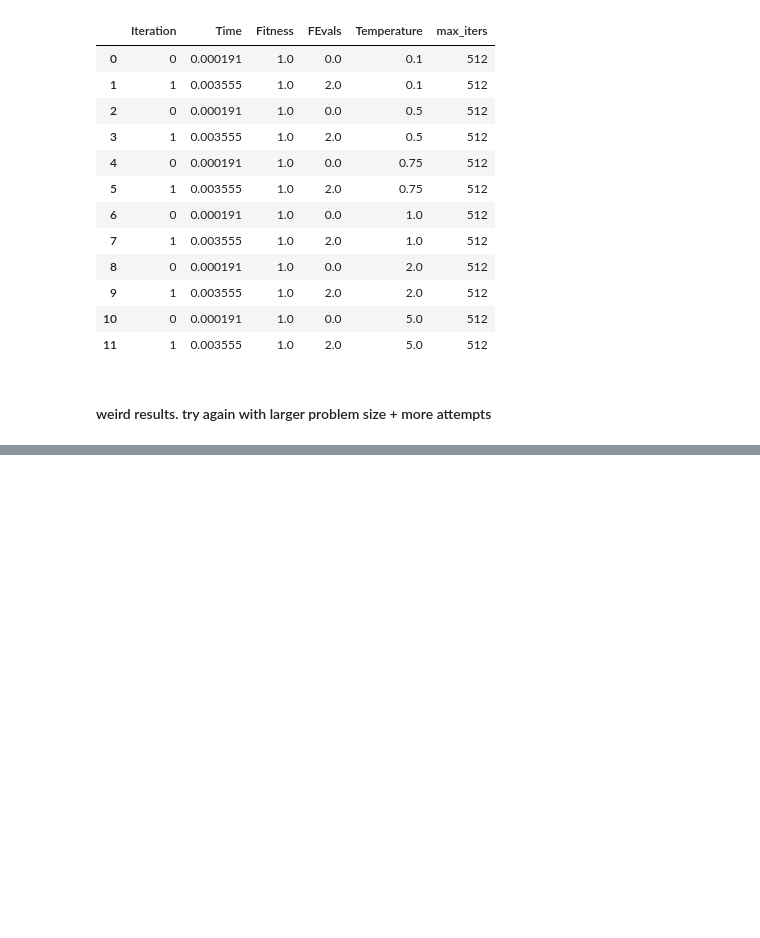
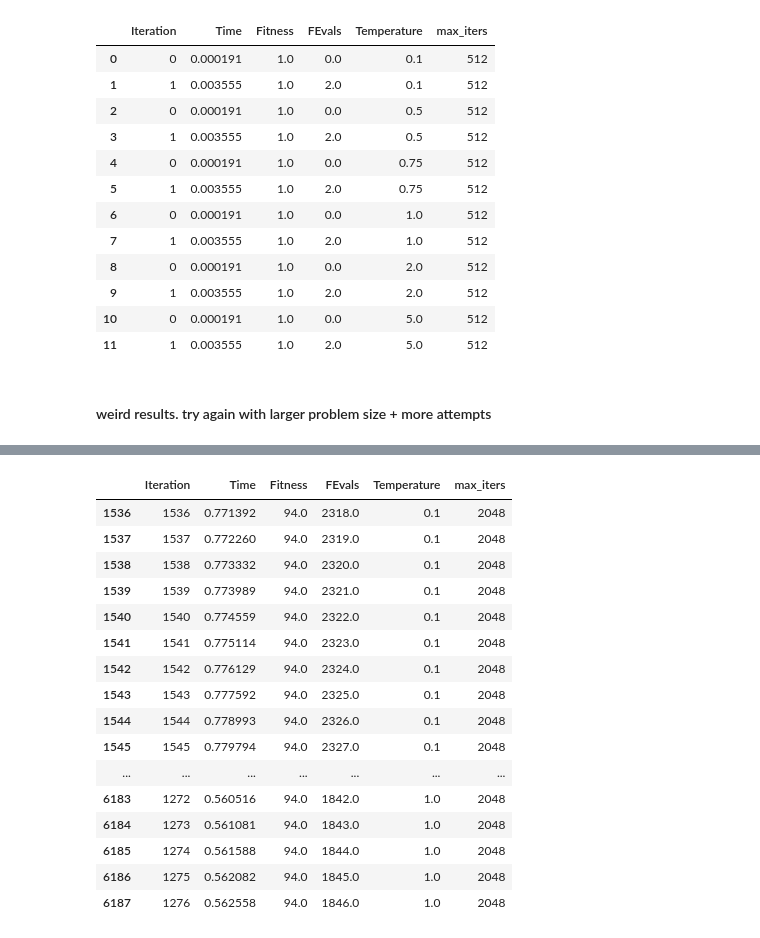
Before and after one commit to melodyyu/cs7641-a2-optimization, a Jupyter notebook: 4peaks_optimization.ipynb, the cells around one changed output, grey strips where cells are left out. Saved outputs shown, nothing was run; the diff lists cells and outputs as text; code cells hidden in the pictures; blank space fills up the shorter version.

```diff
--- a/4peaks_optimization.ipynb
+++ b/4peaks_optimization.ipynb
@@ -646,0 +716,23 @@ sa_run_stats
+# %%
+best_fitness = sa_run_curves['Fitness'].max()
+best_runs = sa_run_curves[sa_run_curves['Fitness'] == best_fitness]
+
+HTML(best_runs.to_html())
+# %% [output]
+|  | Iteration | Time | Fitness | FEvals | Temperature | max_iters |
+| 1536 | 1536 | 0.771392 | 94.0 | 2318.0 | 0.1 | 2048 |
+| 1537 | 1537 | 0.772260 | 94.0 | 2319.0 | 0.1 | 2048 |
+| 1538 | 1538 | 0.773332 | 94.0 | 2320.0 | 0.1 | 2048 |
+| 1539 | 1539 | 0.773989 | 94.0 | 2321.0 | 0.1 | 2048 |
+| 1540 | 1540 | 0.774559 | 94.0 | 2322.0 | 0.1 | 2048 |
+| 1541 | 1541 | 0.775114 | 94.0 | 2323.0 | 0.1 | 2048 |
+| 1542 | 1542 | 0.776129 | 94.0 | 2324.0 | 0.1 | 2048 |
+| 1543 | 1543 | 0.777592 | 94.0 | 2325.0 | 0.1 | 2048 |
+| 1544 | 1544 | 0.778993 | 94.0 | 2326.0 | 0.1 | 2048 |
+| 1545 | 1545 | 0.779794 | 94.0 | 2327.0 | 0.1 | 2048 |
+| ... | ... | ... | ... | ... | ... | ... |
+| 6183 | 1272 | 0.560516 | 94.0 | 1842.0 | 1.0 | 2048 |
+| 6184 | 1273 | 0.561081 | 94.0 | 1843.0 | 1.0 | 2048 |
+| 6185 | 1274 | 0.561588 | 94.0 | 1844.0 | 1.0 | 2048 |
+| 6186 | 1275 | 0.562082 | 94.0 | 1845.0 | 1.0 | 2048 |
+| 6187 | 1276 | 0.562558 | 94.0 | 1846.0 | 1.0 | 2048 |
```
Also changed, not shown: parts of 11 cells of this notebook.
